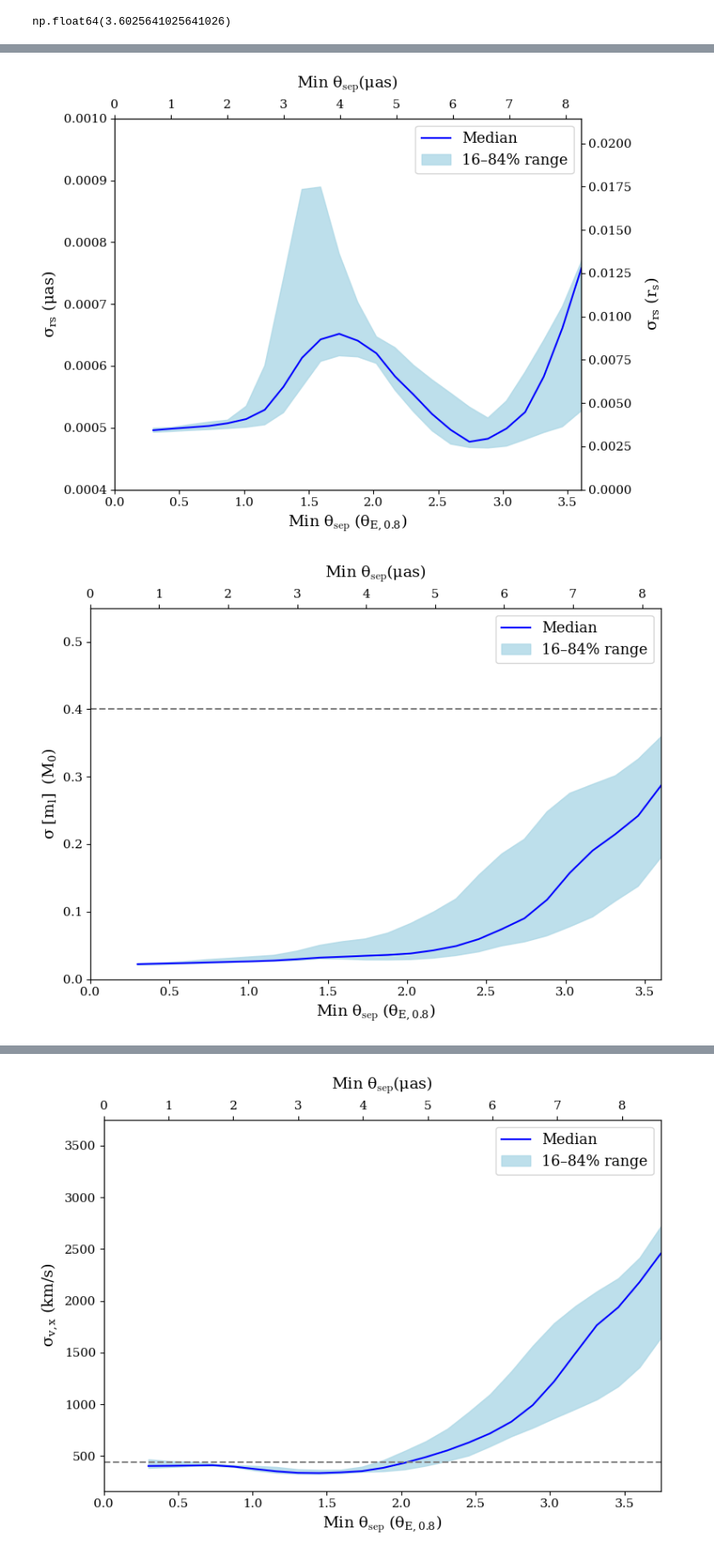
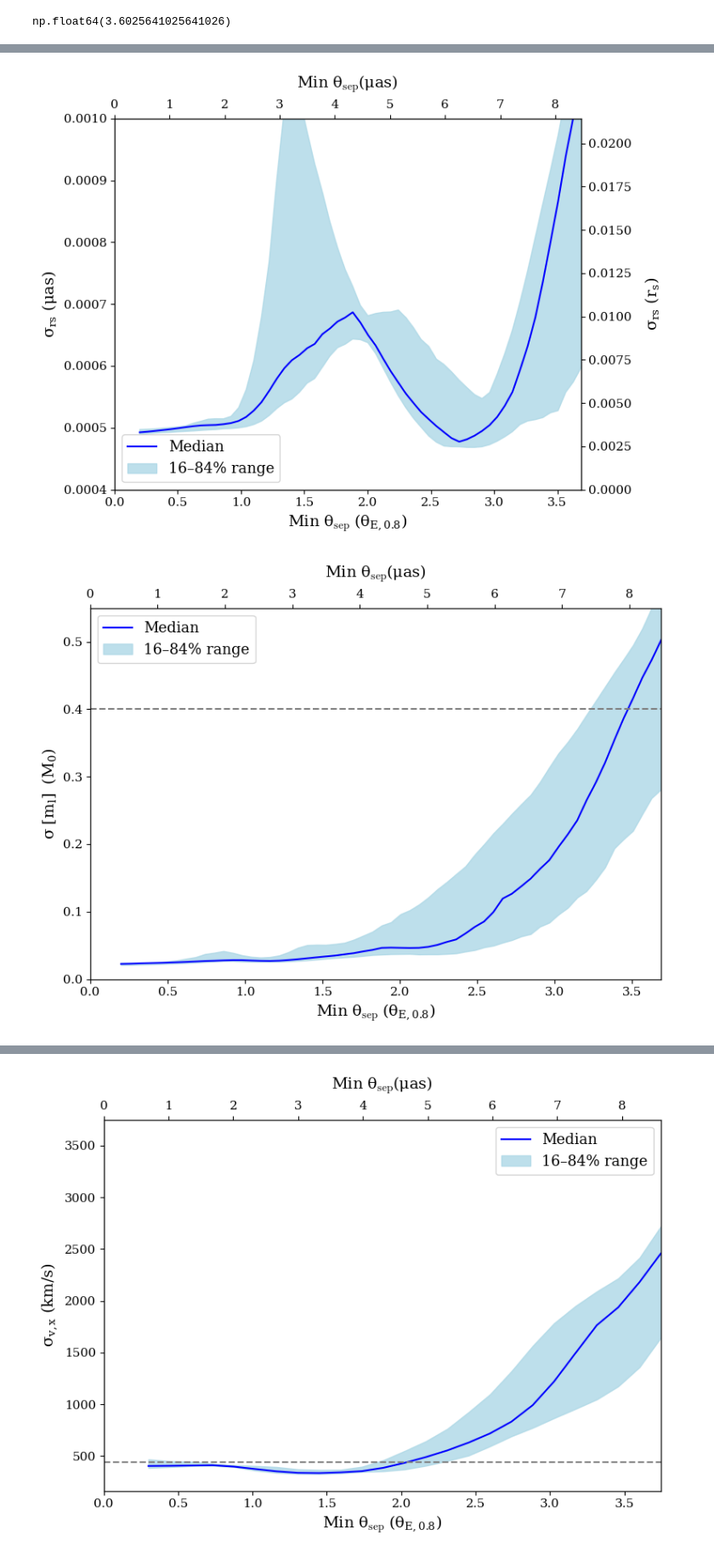
Before and after one commit to abby-moran/Quasar_microlensing_public, a Jupyter notebook: M04/interp_grid04.ipynb, the cells around one changed output, grey strips where cells are left out. Shown at 85% size. Drawn from its saved outputs; the diff is of its cells as text; code cells hidden in the pictures.

```diff
--- a/M04/interp_grid04.ipynb
+++ b/M04/interp_grid04.ipynb
@@ -614,9 +702,9 @@ x_rot, y_rot = rotate_data_pos(position_04_rad.T[0], position_04_rad.T[1], angle
 positions_rot = np.stack([(-np.abs(x_rot)).flatten(), (np.abs(y_rot)).flatten()], axis=1) * theta_step * image_size
 #rotated_img=rotate(np.asarray(image_0.todense()),angle_rot*(360/(2*np.pi)))
 # %%
-chis_04_mag = load_chi2s('m04_78tE_chi2_mag.txt')#, nval_x=2)
-chis_04_II = load_chi2s('m04_78tE_chi2_II.txt')#, nval_x=2)
+chis_04_mag = load_chi2s('../data/gram_m04_10tE_chi2_mag.txt')#, nval_x=2)
+chis_04_II = load_chi2s('../data/gram_m04_10tE_chi2_II.txt')#, nval_x=2)
 chi_combo_04=chis_04_II+chis_04_mag
-pos_cent, centroids= load_cents('m04_78tE_cent.txt') #centroids is a misnomer, its the jacobian of the centroids
-centroids=centroids.reshape(12,12,2,4)
+pos_cent, centroids= load_cents('../data/gram_m04_10tE_cent.txt') #centroids is a misnomer, its the jacobian of the centroids
+centroids=centroids.reshape(20,20,2,4)
 # %%
@@ -637,0 +760,4 @@ mu_x=np.sqrt(dist_x[0]**2+dist_x[1]**2)*356*24*3600*rad_to_arcsec
+# %%
+for i in range(len(mass_04_combo)):
+    if mass_04_combo[i]<.1 :#o[i]<1.5:
+        print(i, mass_04_combo[i])
@@ -1711,5 +1452,5 @@ np.savez(filename, **combined)
 # %%
-data = np.load("avgs_04_0417.npz", allow_pickle=True)
+data = np.load("avgs_04_0504_fine.npz", allow_pickle=True)
 
 impact_params_all = data["impact_params"]
 chi_all= data["chi_tots"]
@@ -1766,11 +1507,11 @@ cut=0
 for i in range(len(n_retrys)):
     tries=np.sum(n_retrys[i])
     if tries>0:
-        print("pos", np.array(impact_params/theta_E_8[0])[i], ':', tries)
+        print("pos", np.array(impact_params/theta_E_8)[i], ':', tries)
     if np.percentile(chi_full, 50, axis=1)[i]<10 and cut==0:
-        print('cutoff is ', np.array(impact_params/theta_E_8[0])[i])
-        print('limit x axis to ', np.array(impact_params/theta_E_8[0])[i-1])
-        xlim=np.array(impact_params/theta_E_8[0])[i-1]
+        print('cutoff is ', np.array(impact_params/theta_E_8)[i])
+        print('limit x axis to ', np.array(impact_params/theta_E_8)[i-1])
+        xlim=np.array(impact_params/theta_E_8)[i-1]
         cut=10
 # %% [output]
 cutoff is  3.7461538461538466
@@ -1881,36 +1626,36 @@ p16 = np.array(np.percentile(uncert_full[:,:,0], 16, axis=1), dtype=float)
 p84= np.array(np.percentile(uncert_full[:,:,0], 84, axis=1), dtype=float)
 
 fig,ax = plt.subplots(figsize=(8,6))
 ylim=.001
 ax.plot(impact_params / theta_E_8, np.percentile(uncert_full[:,:,0], 50, axis=1), color='blue', label='Median')
 ax.fill_between(impact_params / theta_E_8, p16, p84,  alpha=0.8, label='16–84% range', color='lightblue')
 
-ticks_top=np.linspace(theta_E_8[0]*rad_to_arcsec, 8*theta_E_8[0]*rad_to_arcsec, 6)
+ticks_top=np.linspace(theta_E_8*rad_to_arcsec, 8*theta_E_8*rad_to_arcsec, 6)
 
 ax_top = ax.twiny() # for top axis
 ax_top.spines["top"].set_position(("axes", 1))
 ax_top.set_xlabel(r'Min $\theta_{\text{sep}}$($\mu$as)',  fontsize=14, labelpad=10)
-ax_top.set_xlim(0,xlim*theta_E_8[0]*rad_to_arcsec)
+ax_top.set_xlim(0,xlim*theta_E_8*rad_to_arcsec)
 
 ax_right = ax.twinx() # for top axis
 ax_right.spines["top"].set_position(("axes", 1))
 ax_right.set_ylabel(r'$\sigma_{rs}$ ($r_s$)',  fontsize=14, labelpad=10)
 ax_right.set_ylim(0,ylim/rad_mas)
 
 ax_right.tick_params(axis='both', which='major', labelsize=11)
 ax_top.tick_params(axis='both', which='major', labelsize=11)
 ax.tick_params(axis='both', which='major', labelsize=11)
 
 ax.set_xlabel(r'Min $\theta_{\text{sep}}$ ($\theta_{E, 0.8}$)', fontsize=14);
 ax.set_ylabel(r"$\sigma_{rs}$ ($\mu$as)",  fontsize=14)
 ax.set_xlim(0, xlim)
 ax.set_ylim(.0004, ylim)
 
 ax.legend(fontsize=13)
 fig.tight_layout()
 plt.savefig('Figures/rad_traj_04.pdf')
 # %% [output]
-[figure, old version]
+[figure, new version]
 # %%
 p16 = np.array(np.percentile(uncert_full[:,:,1], 16, axis=1), dtype=float)
 p84 = np.array(np.percentile(uncert_full[:,:,1], 84, axis=1), dtype=float)
@@ -1923,7 +1668,7 @@ ax_top = ax.twiny() # for top axis
 ax_top.spines["top"].set_position(("axes", 1))
 #ax_top.set_xticks(ticks_top, minor=False);
 ax_top.set_xlabel(r'Min $\theta_{\text{sep}}$($\mu$as)',  fontsize=14, labelpad=10)
-ax_top.set_xlim(0,xlim*theta_E_8[0]*rad_to_arcsec)
+ax_top.set_xlim(0,xlim*theta_E_8*rad_to_arcsec)
 ax.axhline(0.4, linestyle='dashed', color='gray')
 
 
@@ -1938,7 +1683,7 @@ ax.legend(fontsize=13)
 fig.tight_layout()
 plt.savefig('Figures/mass_traj_04.pdf')
 # %% [output]
-[figure, old version]
+[figure, new version]
 # %%
 p16 = np.array(np.percentile(uncert_full[:,:,2], 16, axis=1), dtype=float)
 p84= np.array(np.percentile(uncert_full[:,:,2], 84, axis=1), dtype=float)
```
Also changed, not shown: parts of 56 cells of this notebook, 4 other files.
